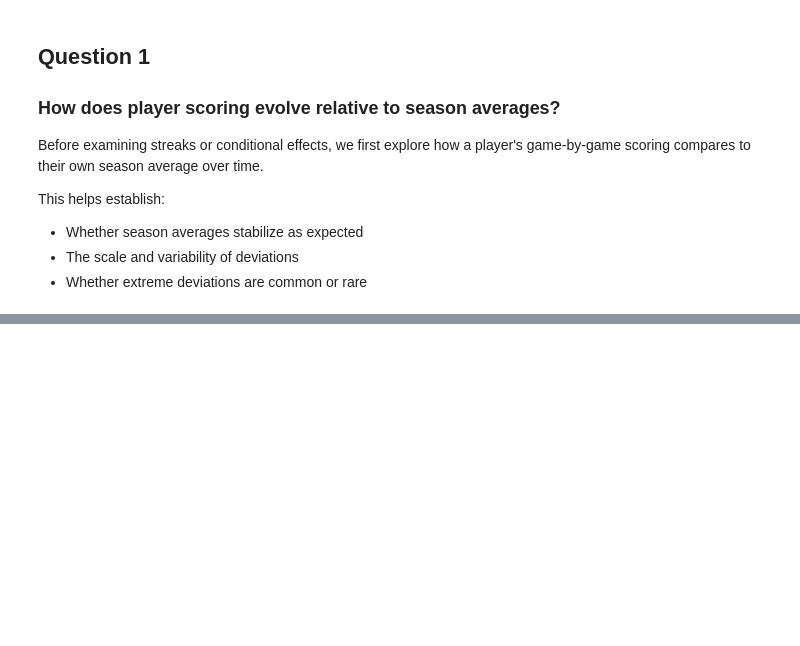
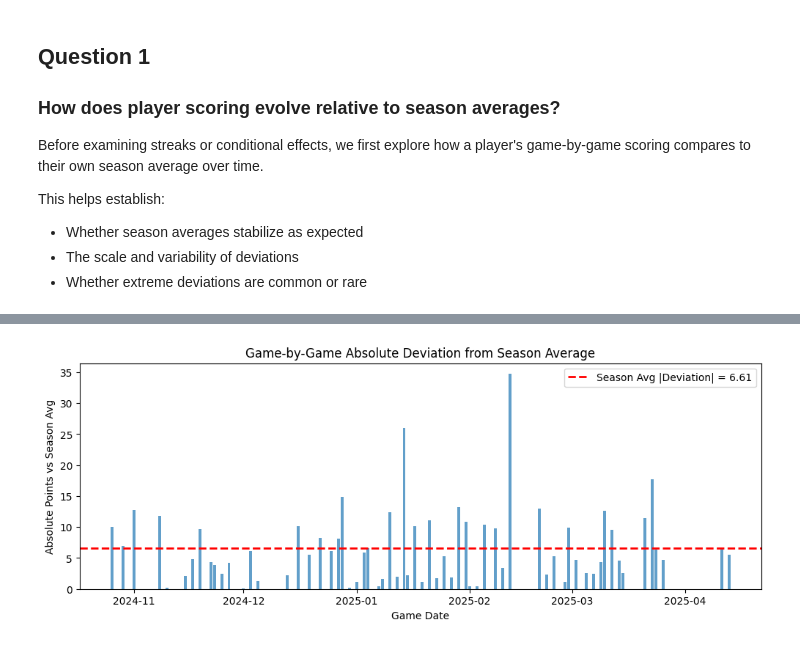
Before and after one commit to sibhisakthivel/nba-player-performance-streak-analysis, a Jupyter notebook: 02_eda_streaks.ipynb, the cells around one changed output, grey strips where cells are left out. Cells and saved outputs as stored; diff of their text form; code cells hidden in the pictures; blank space fills up the shorter version.

```diff
--- a/02_eda_streaks.ipynb
+++ b/02_eda_streaks.ipynb
@@ -50,0 +105,26 @@ This helps establish:
+# %%
+plt.figure(figsize=(12,4))
+
+plt.bar(
+    jamal_murray["game_date"],
+    jamal_murray["deviation"].abs(),
+    alpha=0.7
+)
+
+avg_abs_dev = jamal_murray["deviation"].abs().mean()
+
+plt.axhline(
+    avg_abs_dev,
+    color="red",
+    linestyle="--",
+    linewidth=2,
+    label=f"Season Avg |Deviation| = {avg_abs_dev:.2f}"
+)
+
+plt.title("Game-by-Game Absolute Deviation from Season Average")
+plt.xlabel("Game Date")
+plt.ylabel("Absolute Points vs Season Avg")
+plt.legend()
+plt.show()
+# %% [output]
+[figure, added]
```
Also changed, not shown: parts of 24 cells of this notebook, 1 other file.
